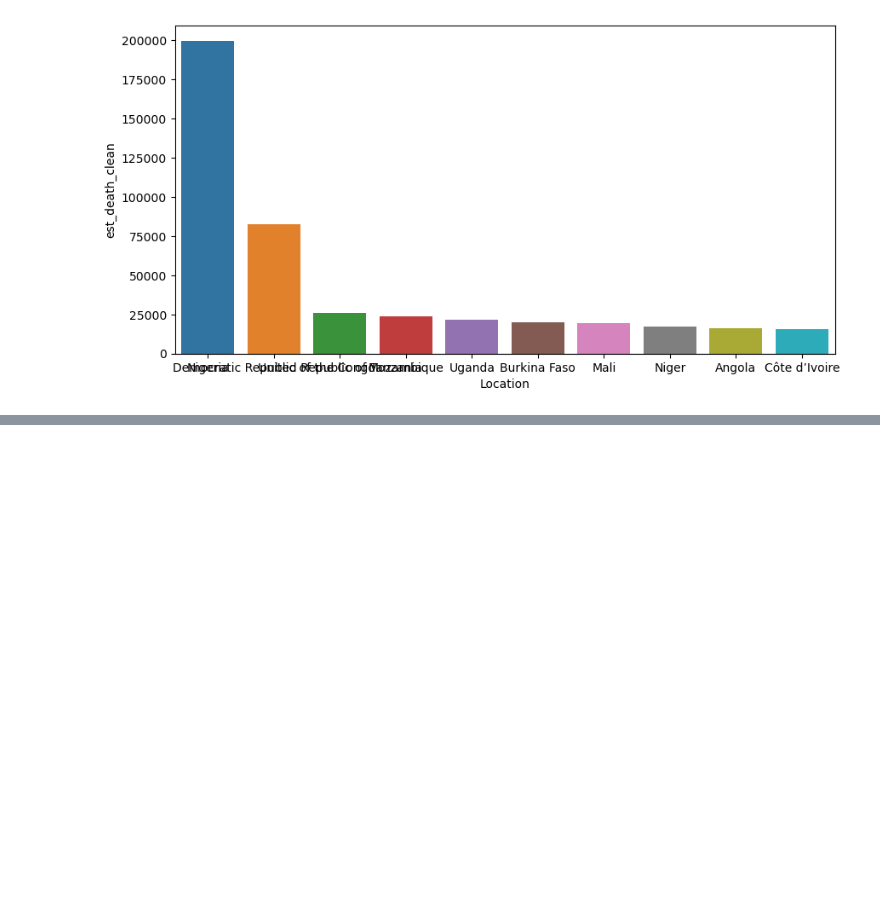
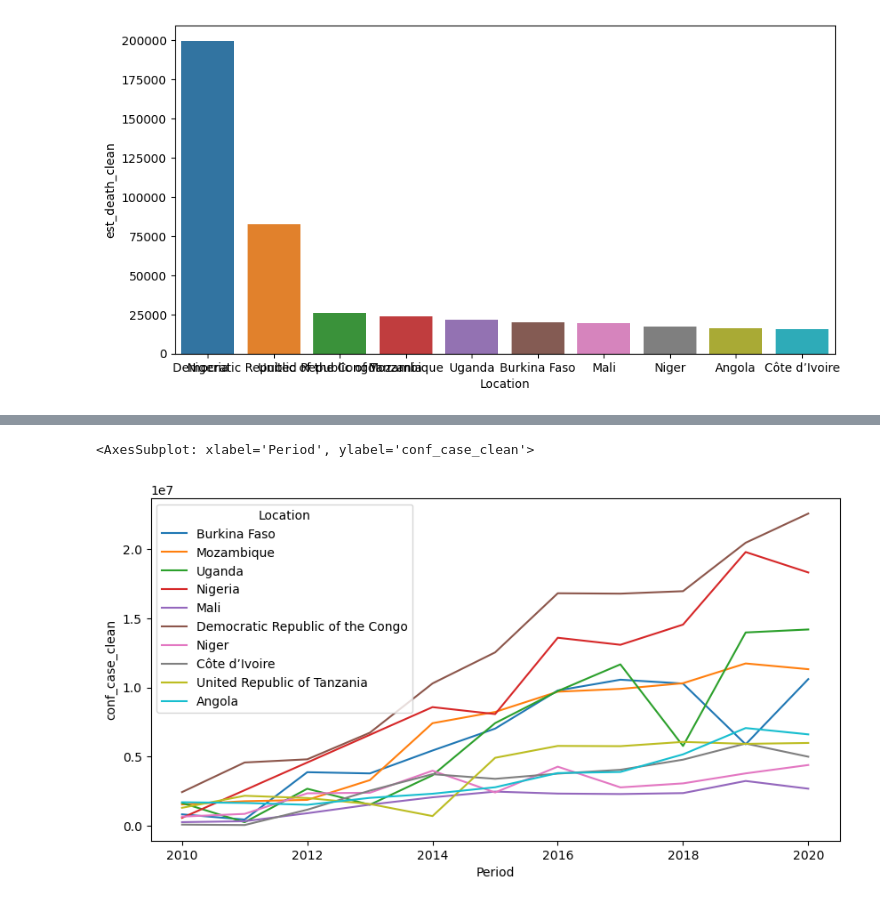
Before and after one commit to fetterollie/Malaria-Data-Exploration, a Jupyter notebook: index.ipynb, the cells around one changed output, grey strips where cells are left out. Cells and saved outputs as stored; diff of their text form; code cells hidden in the pictures; blank space fills up the shorter version.

```diff
--- a/index.ipynb
+++ b/index.ipynb
@@ -92,7 +92,8 @@ confirmed_cases_df.Value[2]
 # %% [output]
 '1\xa0544\xa0194'
 # %%
-confirmed_cases_df['conf_case_clean'] = confirmed_cases_df['Value'].apply(lambda x: x.replace('\xa0', ''))
+confirmed_cases_df['conf_case_clean'] = confirmed_cases_df['Value'].apply(
+    lambda x: x.replace('\xa0', ''))
 confirmed_cases_df['conf_case_clean'].head()
 # %% [output]
 0          0
@@ -102,13 +103,16 @@ confirmed_cases_df['conf_case_clean'].head()
 4    1740970
 Name: conf_case_clean, dtype: object
 # %%
-confirmed_cases_df['conf_case_clean'] = pd.to_numeric(confirmed_cases_df['conf_case_clean'])
-confirmed_cases_df['conf_case_clean'][2], type(confirmed_cases_df['conf_case_clean'][2])
+confirmed_cases_df['conf_case_clean'] = pd.to_numeric(
+    confirmed_cases_df['conf_case_clean'])
+confirmed_cases_df['conf_case_clean'][2], type(
+    confirmed_cases_df['conf_case_clean'][2])
 # %% [output]
 (1544194, numpy.int64)
 # %%
 # Columns we want: SpatialDimValueCode, Location, Period, conf_case_clean
-conf_case_clean_df = confirmed_cases_df[['SpatialDimValueCode', 'Location', 'Period', 'conf_case_clean']]
+conf_case_clean_df = confirmed_cases_df[[
+    'SpatialDimValueCode', 'Location', 'Period', 'conf_case_clean']]
 conf_case_clean_df.head()
 # %% [output]
 |  | SpatialDimValueCode | Location | Period | conf_case_clean |
@@ -594,0 +706,16 @@ sns.barplot(x=sorted_est_death_df.loc[sorted_est_death_df['Period'] == 2020].Loc
+# %%
+# plotting confirmed cases
+fig, ax = plt.subplots(figsize=(10, 5))
+sns.lineplot(data=conf_case_clean_df.loc[conf_case_clean_df['Location'].isin(['Nigeria',
+ 'Democratic Republic of the Congo',
+ 'United Republic of Tanzania',
+ 'Mozambique',
+ 'Uganda',
+ 'Burkina Faso',
+ 'Mali',
+ 'Niger',
+ 'Angola',
+ 'Côte d’Ivoire'])], x='Period', y='conf_case_clean', hue='Location')
+# %% [output]
+<AxesSubplot: xlabel='Period', ylabel='conf_case_clean'>
+[figure, added]
```
Also changed, not shown: parts of 10 cells of this notebook.
